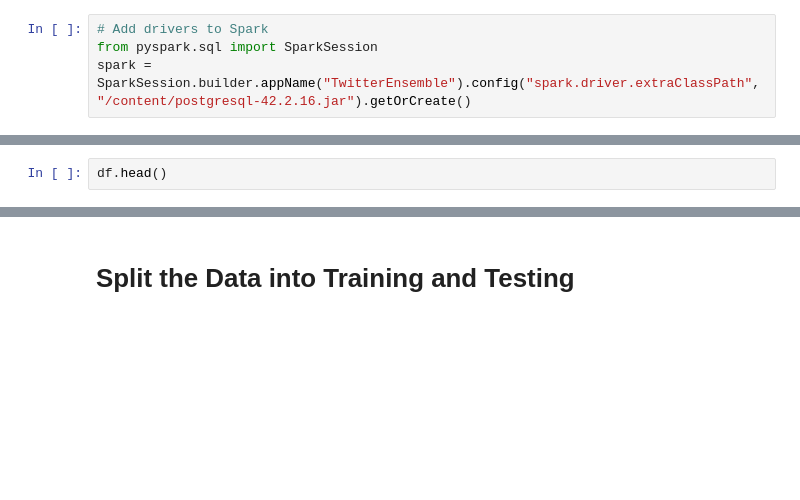
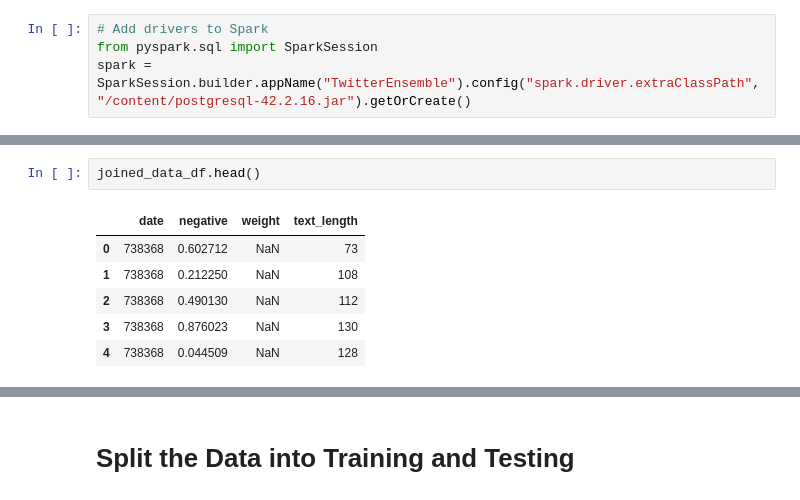
Before and after one commit to aiscience-22/UA_War, a Jupyter notebook: Twitter_ensemble.ipynb, the cells around one changed output, grey strips where cells are left out. Drawn from its saved outputs; the diff is of its cells as text; blank space fills up the shorter version.

```diff
--- a/Twitter_ensemble.ipynb
+++ b/Twitter_ensemble.ipynb
@@ -133,2 +178,9 @@ TypeError: ignored
 # %%
-df.head()
+joined_data_df.head()
+# %% [output]
+|  | date | negative | weight | text_length |
+| 0 | 738368 | 0.602712 | NaN | 73 |
+| 1 | 738368 | 0.212250 | NaN | 108 |
+| 2 | 738368 | 0.490130 | NaN | 112 |
+| 3 | 738368 | 0.876023 | NaN | 130 |
+| 4 | 738368 | 0.044509 | NaN | 128 |
```
Also changed, not shown: parts of 13 cells of this notebook.
